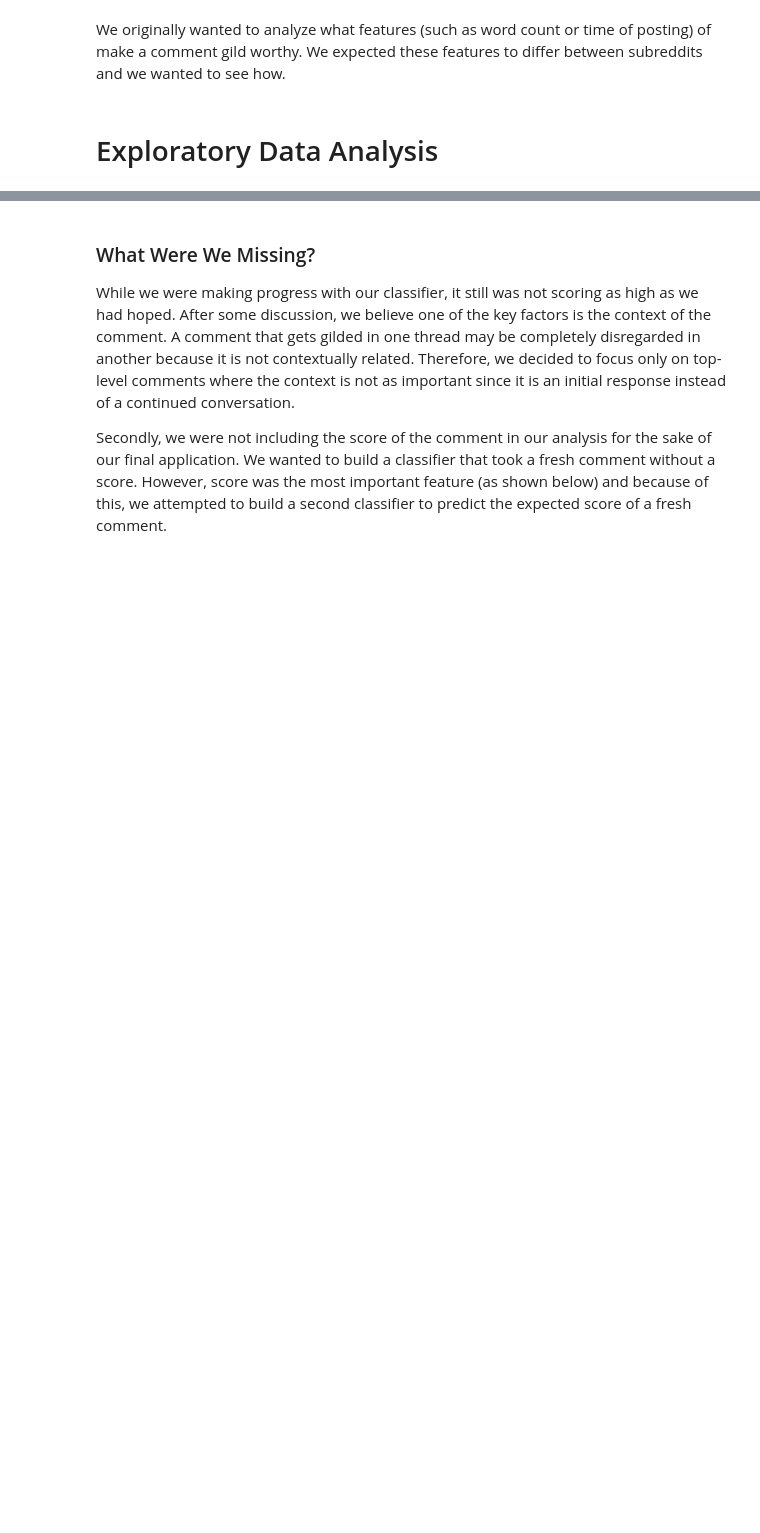
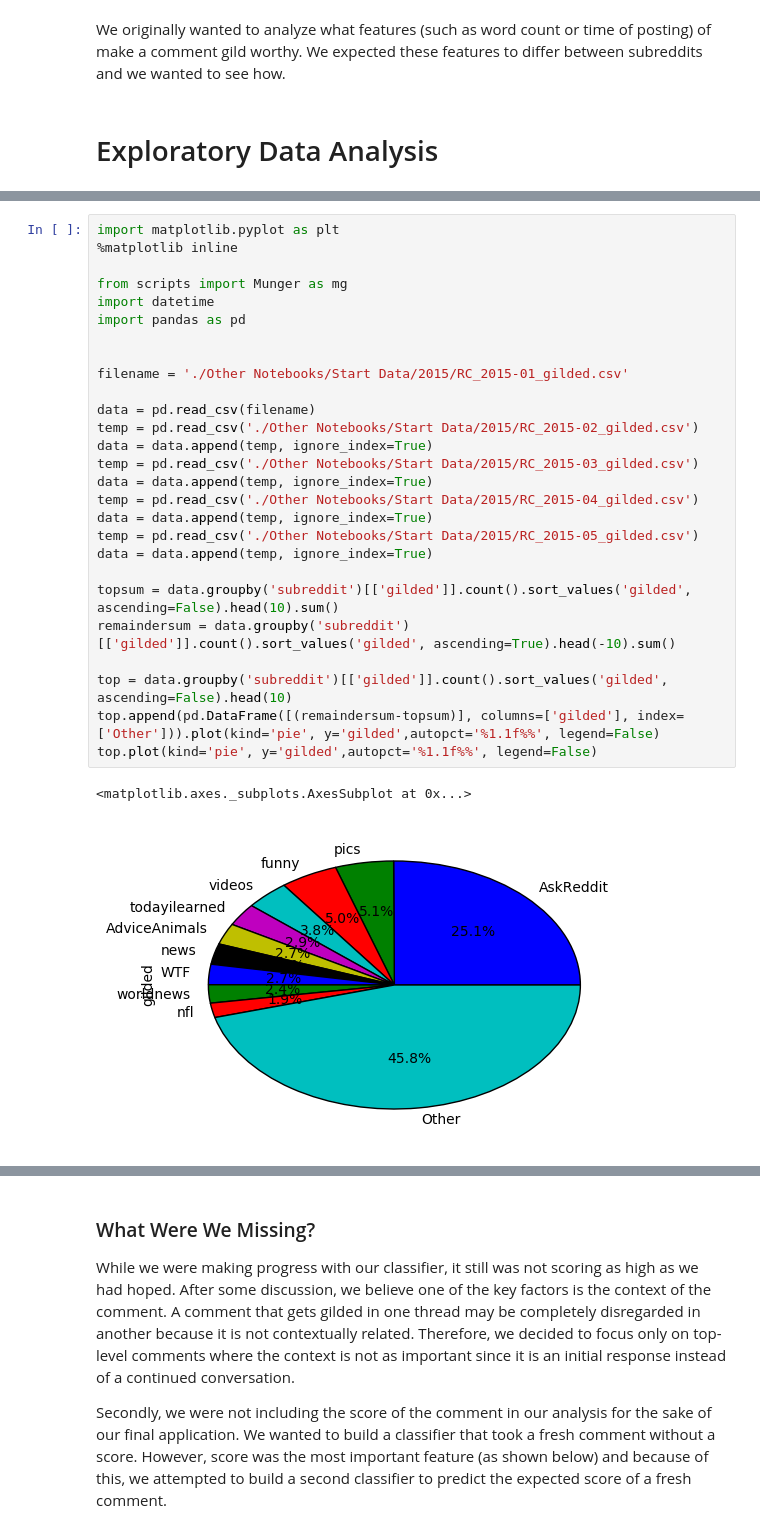
Before and after one commit to cyinwei/csce489_gold, a Jupyter notebook: Project Notebook.ipynb, the cells around one changed output, grey strips where cells are left out. Cells and saved outputs as stored; diff of their text form; blank space fills up the shorter version.

```diff
--- a/Project Notebook.ipynb
+++ b/Project Notebook.ipynb
@@ -38,0 +37,30 @@ We found out that 50% of the reddit gold income is from 10 subreddits with AskRe
+# %%
+import matplotlib.pyplot as plt
+%matplotlib inline
+
+from scripts import Munger as mg
+import datetime
+import pandas as pd
+
+
+filename = './Other Notebooks/Start Data/2015/RC_2015-01_gilded.csv'
+
+data = pd.read_csv(filename)
+temp = pd.read_csv('./Other Notebooks/Start Data/2015/RC_2015-02_gilded.csv')
+data = data.append(temp, ignore_index=True)
+temp = pd.read_csv('./Other Notebooks/Start Data/2015/RC_2015-03_gilded.csv')
+data = data.append(temp, ignore_index=True)
+temp = pd.read_csv('./Other Notebooks/Start Data/2015/RC_2015-04_gilded.csv')
+data = data.append(temp, ignore_index=True)
+temp = pd.read_csv('./Other Notebooks/Start Data/2015/RC_2015-05_gilded.csv')
+data = data.append(temp, ignore_index=True)
+
+topsum = data.groupby('subreddit')[['gilded']].count().sort_values('gilded', ascending=False).head(10).sum()
+remaindersum = data.groupby('subreddit')[['gilded']].count().sort_values('gilded', ascending=True).head(-10).sum()
+
+top = data.groupby('subreddit')[['gilded']].count().sort_values('gilded', ascending=False).head(10)
+top.append(pd.DataFrame([(remaindersum-topsum)], columns=['gilded'], index=['Other'])).plot(kind='pie', y='gilded',autopct='%1.1f%%', legend=False)
+top.plot(kind='pie', y='gilded',autopct='%1.1f%%', legend=False)
+# %% [output]
+<matplotlib.axes._subplots.AxesSubplot at 0x...>
+[figure, added]
```
Also changed, not shown: parts of 5 cells of this notebook.
